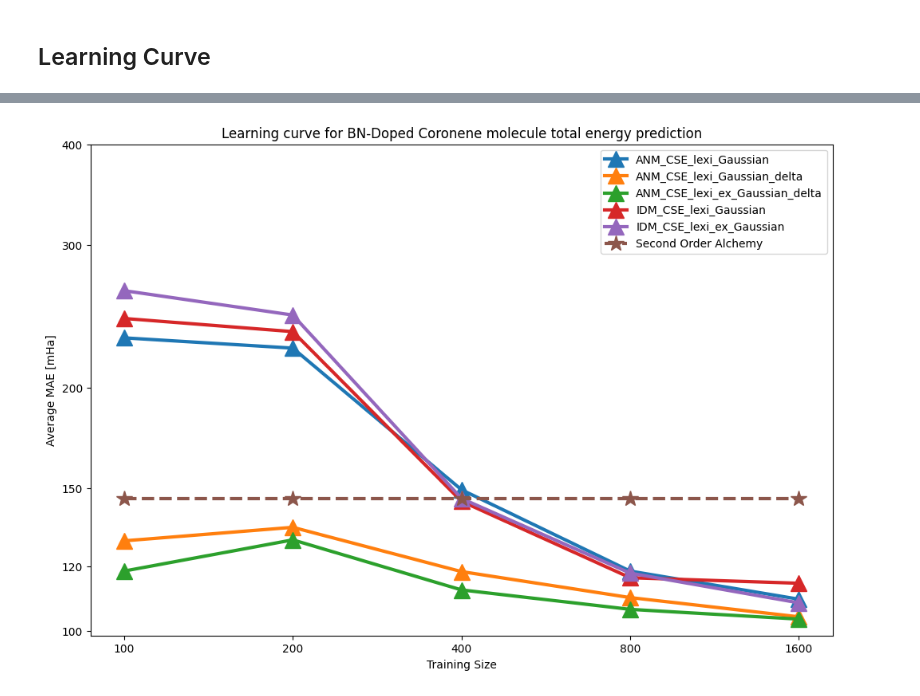
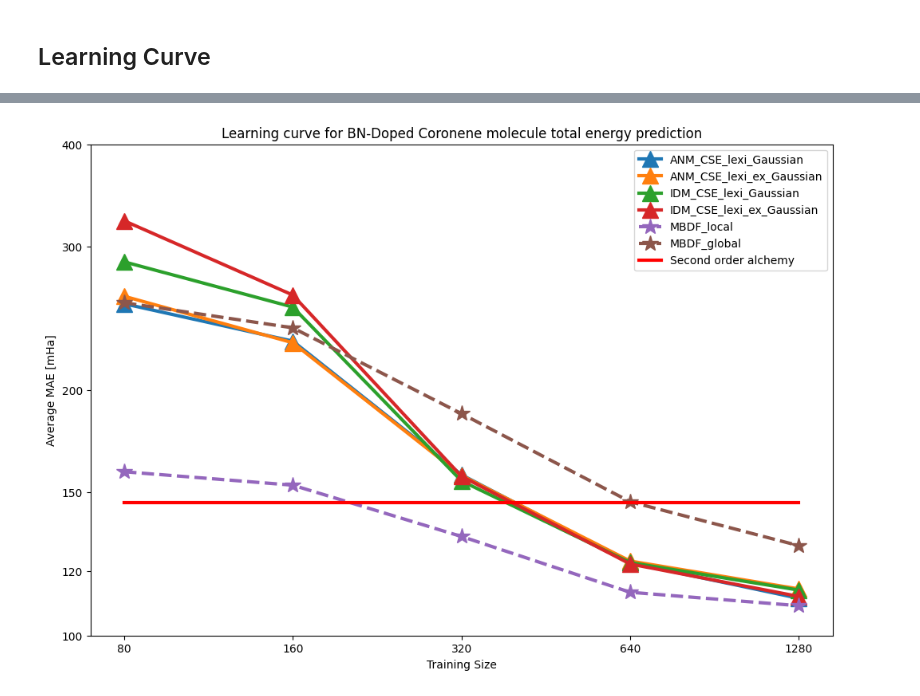
Before and after one commit to GabrielWu2004/Alchemical_Normal_Modes, a Jupyter notebook: [2]_ANM_with_coronene/main_code/performance_evaluation.ipynb, the cells around one changed output, grey strips where cells are left out. Drawn from its saved outputs; the diff is of its cells as text; code cells hidden in the pictures.

Commit message:
new learning curves

```diff
--- a/[2]_ANM_with_coronene/main_code/performance_evaluation.ipynb
+++ b/[2]_ANM_with_coronene/main_code/performance_evaluation.ipynb
@@ -122,7 +120,7 @@ model = KernelRidge(**best_params)
 columns = ['training size', 'average MAE (mHa)', 'standard deviation (mHa)']
 model_performance = pd.DataFrame(columns=columns)
 
-training_size = [100, 200, 400, 800, 1600]
+training_size = [10, 20, 40, 80, 160, 320, 640, 1280]
 num_trials = 5
 
 with warnings.catch_warnings():
@@ -159,7 +198,7 @@ model = KernelRidge(kernel='precomputed', alpha=best_params['alpha'])
 columns = ['training size', 'average MAE (mHa)', 'standard deviation (mHa)']
 model_performance = pd.DataFrame(columns=columns)
 
-training_size = [100, 200, 400, 800, 1600]
+training_size = [10, 20, 40, 80, 160, 320, 640, 1280]
 num_trials = 5
 
 with warnings.catch_warnings():
@@ -194,7 +276,7 @@ model = KernelRidge(**best_params)
 columns = ['training size', 'average MAE (mHa)', 'standard deviation (mHa)']
 model_performance = pd.DataFrame(columns=columns)
 
-training_size = [100, 200, 400, 800, 1600]
+training_size = [10, 20, 40, 80, 160, 320, 640, 1280]
 num_trials = 5
 
 with warnings.catch_warnings():
@@ -227,7 +314,7 @@ model = KernelRidge(kernel='precomputed', alpha=best_params['alpha'])
 columns = ['training size', 'average MAE (mHa)', 'standard deviation (mHa)']
 model_performance = pd.DataFrame(columns=columns)
 
-training_size = [100, 200, 400, 800, 1600]
+training_size = [10, 20, 40, 80, 160, 320, 640, 1280]
 num_trials = 5
 
 with warnings.catch_warnings():
@@ -259,48 +349,53 @@ dict_keys(['ANM_CSE_Gaussian', 'ANM_CSE_lexi_Gaussian', 'ANM_CSE_lexi_Gaussian_d
 # %%
 # performance_summary.pop("ANM_CSE_lexi_nd_Gaussian_delta")
 
-target_key = ['ANM_CSE_lexi_Gaussian', 'ANM_CSE_lexi_Gaussian_delta', 'ANM_CSE_lexi_ex_Gaussian_delta',
+target_key = ['ANM_CSE_lexi_Gaussian', 'ANM_CSE_lexi_ex_Gaussian',
               'IDM_CSE_lexi_Gaussian', 'IDM_CSE_lexi_ex_Gaussian']
 
 plt.figure(figsize=(12, 8))
 
 baseline = {# 'CM': [648.5527354673592, 537.6985692537448, 461.0180882987335, 379.9858538857778, 293.8438973546341, 241.82578139489823],
             # 'BOB': [237.41250993141233, 175.25626039916506, 151.71095095761646, 138.19860398430035, 119.94745348162638, 104.37619882451854],
-            # 'MBDF_local': [127.88290189041615, 112.70106098051316, 114.6497765621566, 108.41004077116486, 102.96608614634413],
-            # 'MBDF_global': [125.26974283956454, 118.15332355413486, 133.97873856262075, 131.72268889383403, 120.28243259836677],
-            'Second Order Alchemy': [145.62546462994108] * 5}
+            # 'Second Order Alchemy': [145.62546462994108] * 8,
+            'MBDF_local': [184.59784535648154, 164.22280452583243, 146.57121401836062, 158.77643399968196, 152.8612979610525, 132.25907572913226, 112.99311945723645, 108.77700270516728],
+            'MBDF_global': [267.34866751435857, 173.77054851163828, 132.61813037056365, 255.81756044130967, 238.3110725198692, 187.04522095157284, 145.8770986733163, 128.87176623964308],
+            }
 
-x = performance_summary['ANM_CSE_lexi_ex_Gaussian_delta']['training size']
+x = performance_summary['ANM_CSE_lexi_Gaussian']['training size'][3:]
 y_values = {}
 baseline_y = {}
 for key, df in performance_summary.items():
     if key in target_key:
-        y_values[key] = df['average MAE (mHa)']
+        y_values[key] = df['average MAE (mHa)'][3:]
 for key, value in baseline.items():
-    baseline_y[key] = value
+    baseline_y[key] = value[3:]
+
+second_order_alchemy = [145.62546462994108] * 5
 
 linewidth = 3
 markersize = 15
 
 for key, y_value in y_values.items():
     plt.plot(x, y_value, label=key, marker='^', linestyle='-', linewidth=linewidth, markersize=markersize)
 for key, y_value in baseline_y.items():
     plt.plot(x, y_value, label=key, marker='*', linestyle='--', linewidth=linewidth, markersize=markersize)
-
+plt.plot(x, second_order_alchemy, label="Second order alchemy", marker='', linestyle='-', linewidth=linewidth, markersize=markersize, color='red')
 
 plt.title('Learning curve for BN-Doped Coronene molecule total energy prediction')
 plt.xlabel('Training Size')
 plt.ylabel('Average MAE [mHa]')
 plt.legend()
 
 plt.xscale('log', base=2)
 plt.yscale('log', base=10)
-xticks = [100, 200, 400, 800, 1600]
+# xticks = [10, 20, 40, 80, 160, 320, 640, 1280]
+# yticks = [100, 200, 400, 800, 1600, 3200, 6400]
+xticks = [80, 160, 320, 640, 1280]
 yticks = [100, 120, 150, 200, 300, 400]
 plt.xticks(xticks, labels = xticks)
 plt.yticks(yticks, labels = yticks)
 
-plt.savefig('../graph/[Coronene] [12.0] Learning curve for BN-Doped Coronene molecule total energy prediction.png', dpi=300)
+plt.savefig('../graph/[Coronene] [15.0] Learning curve for BN-Doped Coronene molecule total energy prediction.png', dpi=300)
 plt.show()
 # %% [output]
-[figure, old version]
+[figure, new version]
```
Also changed, not shown: parts of 13 cells of this notebook, 8 other files.
